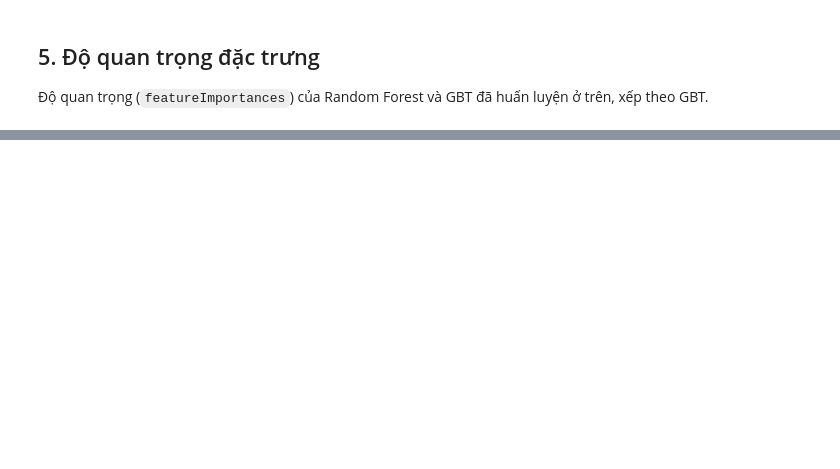
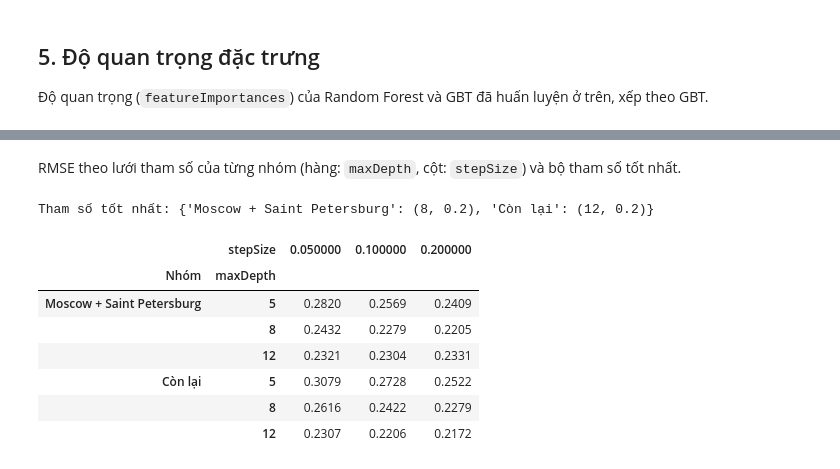
Before and after one commit to thiennguyen37-qn/Russian_Real_Estate, a Jupyter notebook: notebooks/04_modeling.ipynb, the cells around one changed output, grey strips where cells are left out. Saved outputs shown, nothing was run; the diff lists cells and outputs as text; code cells hidden in the pictures; blank space fills up the shorter version.

```diff
--- a/notebooks/04_modeling.ipynb
+++ b/notebooks/04_modeling.ipynb
@@ -367,0 +205,15 @@ group_metrics.style.format("{:.2f}").format("{:+.2f}", subset=["Lệch trung v
+# %%
+GROUPS = ["Moscow + Saint Petersburg", "Còn lại"]
+
+def fit_hybrid(params):
+    """params: {nhóm: (maxDepth, stepSize)}; trả về dự đoán trên tập test của cả hai nhóm."""
+    parts = []
+    for g in GROUPS:
+        t0 = time.time()
+        model = gbt_pipeline(*params[g]).fit(train_gbt.filter(F.col("group") == g))
+        print(f"{g}: maxDepth={params[g][0]}, stepSize={params[g][1]}, xong sau {time.time() - t0:.0f}s")
+        parts.append(to_rubles(model, test_gbt.filter(F.col("group") == g)))
+    return reduce(DataFrame.unionByName, parts).cache()
+
+train_gbt.groupBy("group").count().show()
+predictions["Hybrid 2 nhóm"] = fit_hybrid({g: (6, 0.1) for g in GROUPS})
@@ -367,0 +312,17 @@ group_metrics.style.format("{:.2f}").format("{:+.2f}", subset=["Lệch trung v
+# %% [markdown]
+RMSE theo lưới tham số của từng nhóm (hàng: `maxDepth`, cột: `stepSize`) và bộ tham số tốt nhất.
+# %%
+best = grid_results.loc[grid_results.groupby("Nhóm")["RMSE log(price)"].idxmin()].set_index("Nhóm")
+best_params = {g: (int(best.loc[g, "maxDepth"]), float(best.loc[g, "stepSize"])) for g in GROUPS}
+print("Tham số tốt nhất:", best_params)
+grid_results.pivot_table(index=["Nhóm", "maxDepth"], columns="stepSize", values="RMSE log(price)", sort=False).style.format("{:.4f}")
+# %% [output]
+Tham số tốt nhất: {'Moscow + Saint Petersburg': (8, 0.2), 'Còn lại': (12, 0.2)}
+|  | stepSize | 0.050000 | 0.100000 | 0.200000 |
+| Nhóm | maxDepth |  |  |  |
+| Moscow + Saint Petersburg | 5 | 0.2820 | 0.2569 | 0.2409 |
+|  | 8 | 0.2432 | 0.2279 | 0.2205 |
+|  | 12 | 0.2321 | 0.2304 | 0.2331 |
+| Còn lại | 5 | 0.3079 | 0.2728 | 0.2522 |
+|  | 8 | 0.2616 | 0.2422 | 0.2279 |
+|  | 12 | 0.2307 | 0.2206 | 0.2172 |
```
Also changed, not shown: parts of 53 cells of this notebook.
